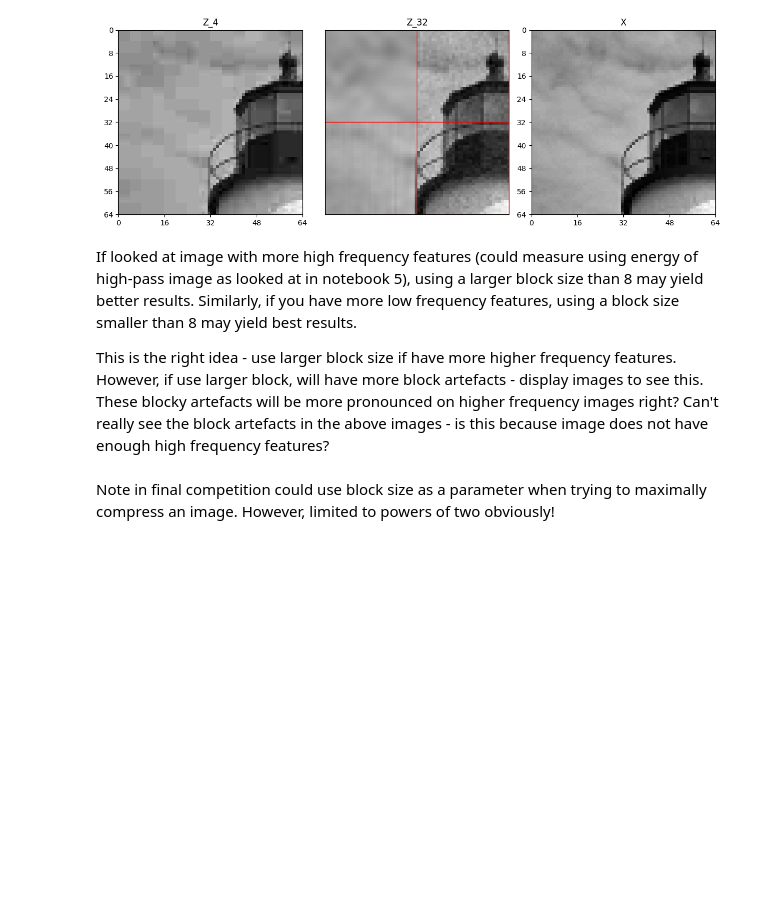
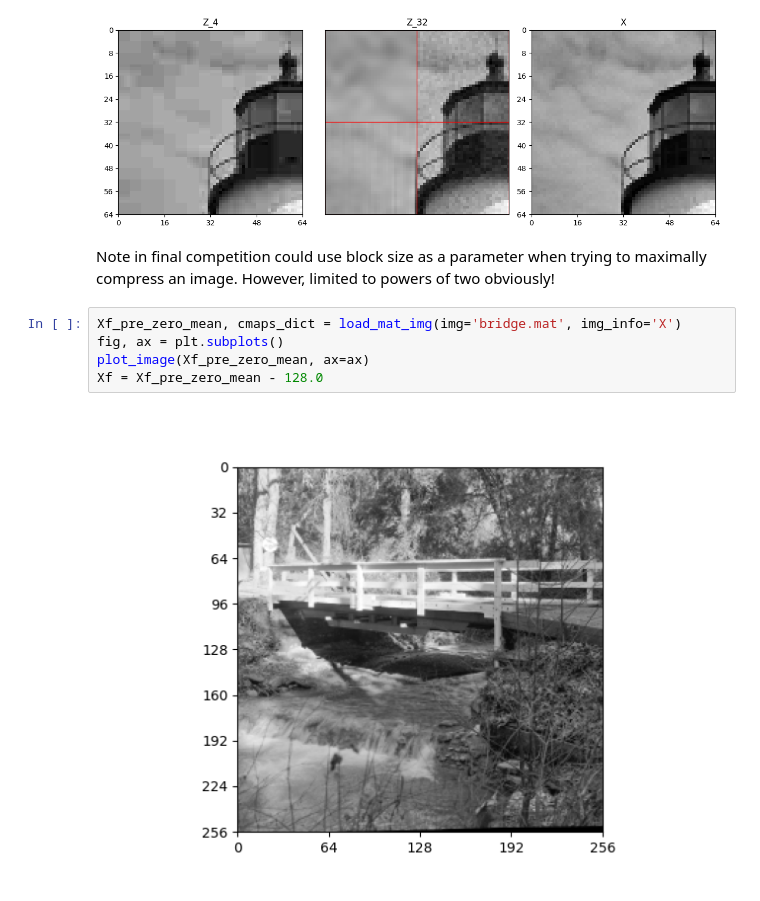
Before and after one commit to edwardtownsend/sf2, a Jupyter notebook: 7-the-discrete-cosine-transform.ipynb, the cells around one changed output. Cells and saved outputs as stored; diff of their text form; blank space fills up the shorter version.

```diff
--- a/7-the-discrete-cosine-transform.ipynb
+++ b/7-the-discrete-cosine-transform.ipynb
@@ -662,9 +665,12 @@ plt.tight_layout()
 plt.show()
 # %% [output]
 [figure]
-# %% [markdown]
-If looked at image with more high frequency features (could measure using energy of high-pass image as looked at in notebook 5), using a larger block size than 8 may yield better results. Similarly, if you have more low frequency features, using a block size smaller than 8 may yield best results.
-
-This is the right idea - use larger block size if have more higher frequency features. However, if use larger block, will have more block artefacts - display images to see this. These blocky artefacts will be more pronounced on higher frequency images right? Can't really see the block artefacts in the above images - is this because image does not have enough high frequency features?
 # %% [markdown]
 Note in final competition could use block size as a parameter when trying to maximally compress an image. However, limited to powers of two obviously!
+# %%
+Xf_pre_zero_mean, cmaps_dict = load_mat_img(img='bridge.mat', img_info='X')
+fig, ax = plt.subplots()
+plot_image(Xf_pre_zero_mean, ax=ax)
+Xf = Xf_pre_zero_mean - 128.0
+# %% [output]
+[figure, added]
```
Also changed, not shown: parts of 8 cells of this notebook, 4 other files.
